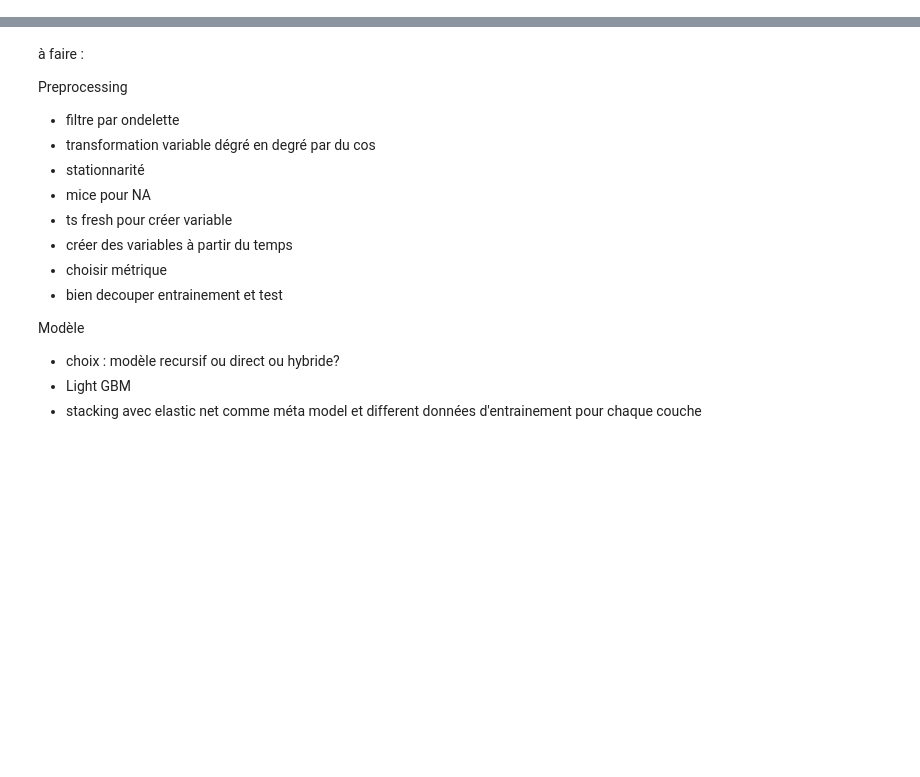
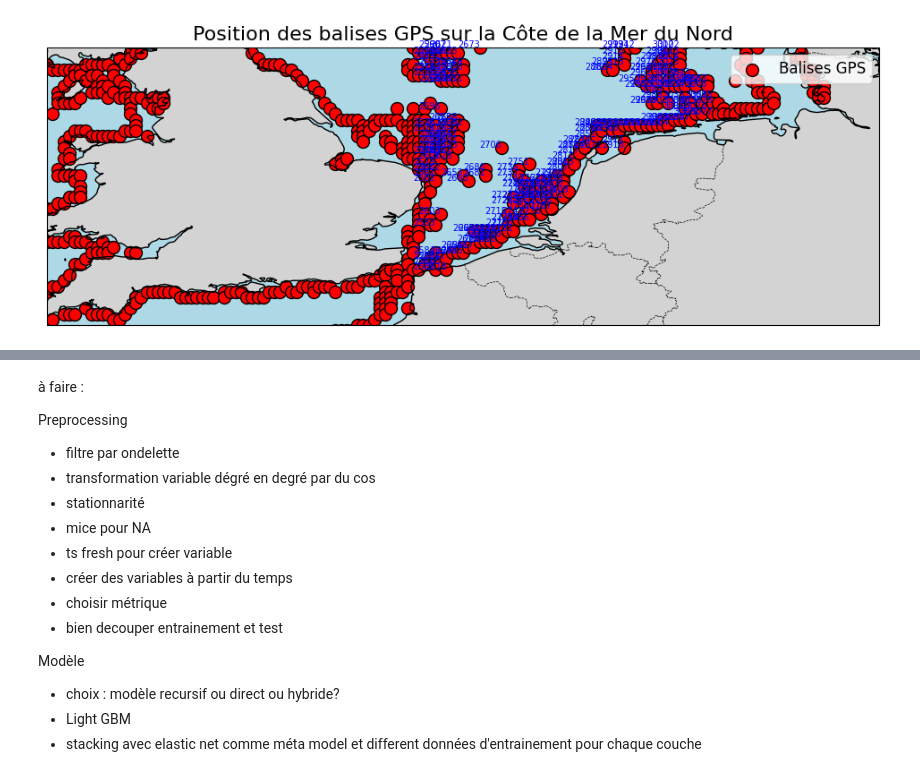
Before and after one commit to vonguyenthaonhi/SERIE-TEMPORELLE-MOSEF, a Jupyter notebook: projet.ipynb, the cells around one changed output, grey strips where cells are left out. Cells and saved outputs as stored; diff of their text form; code cells hidden in the pictures; blank space fills up the shorter version.

```diff
--- a/projet.ipynb
+++ b/projet.ipynb
@@ -5,0 +167,38 @@ FileNotFoundError: [Errno 2] No such file or directory: 'c:\\Users\\lucas\\OneDr
+# %%
+import matplotlib.pyplot as plt
+import cartopy.crs as ccrs
+import cartopy.feature as cfeature
+
+# Extraire les coordonnées des stations
+longitude = ds['station_x_coordinate'].values
+latitude = ds['station_y_coordinate'].values
+
+# Créer une figure avec une projection géographique
+fig, ax = plt.subplots(subplot_kw={'projection': ccrs.PlateCarree()}, figsize=(12, 10))
+
+# Centrer la carte sur la côte de la mer du Nord (limites : longitude et latitude)
+ax.set_extent([-5, 10, 50, 55], crs=ccrs.PlateCarree())  # Cote mer du Nord
+
+# Ajouter des fonds de carte
+ax.add_feature(cfeature.COASTLINE, linewidth=1)  # Lignes de côtes
+ax.add_feature(cfeature.BORDERS, linestyle='--', linewidth=0.5)  # Frontières
+ax.add_feature(cfeature.LAND, facecolor='lightgray')  # Continents en gris clair
+ax.add_feature(cfeature.OCEAN, facecolor='lightblue')  # Océans en bleu clair
+
+# Tracer les positions des balises
+sc = ax.scatter(longitude, latitude, s=100, color='red', edgecolor='k', transform=ccrs.PlateCarree(), label='Balises GPS')
+
+# Afficher les numéros de chaque balise à côté de sa position
+for i, (lon, lat) in enumerate(zip(longitude, latitude)):
+    if 2 <= lon <= 7 and 50 <= lat <= 55:  # Afficher uniquement pour la mer du Nord
+        ax.text(lon, lat, str(i), fontsize=7, ha='right', color='blue', transform=ccrs.PlateCarree())
+
+# Ajouter une légende
+ax.legend(fontsize=12, loc='upper right')
+
+# Ajouter un titre
+ax.set_title('Position des balises GPS sur la Côte de la Mer du Nord', fontsize=16)
+
+plt.show()
+# %% [output]
+[figure, added]
```
Also changed, not shown: parts of 12 cells of this notebook.
